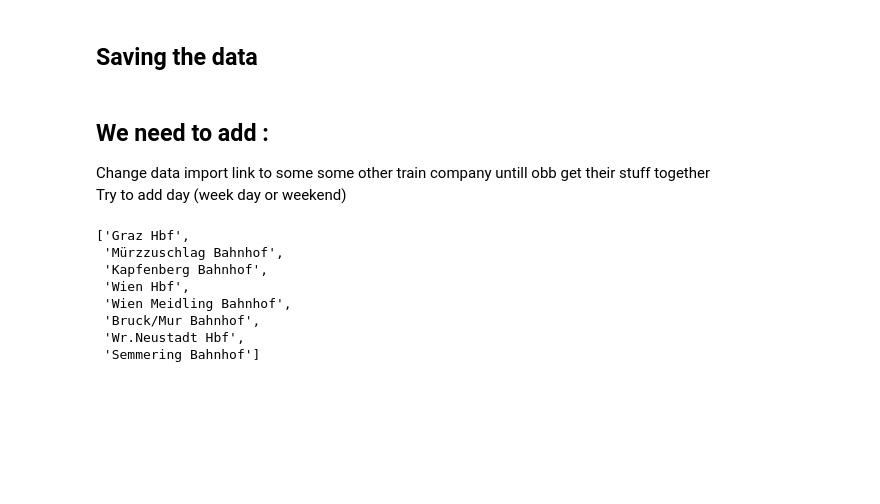
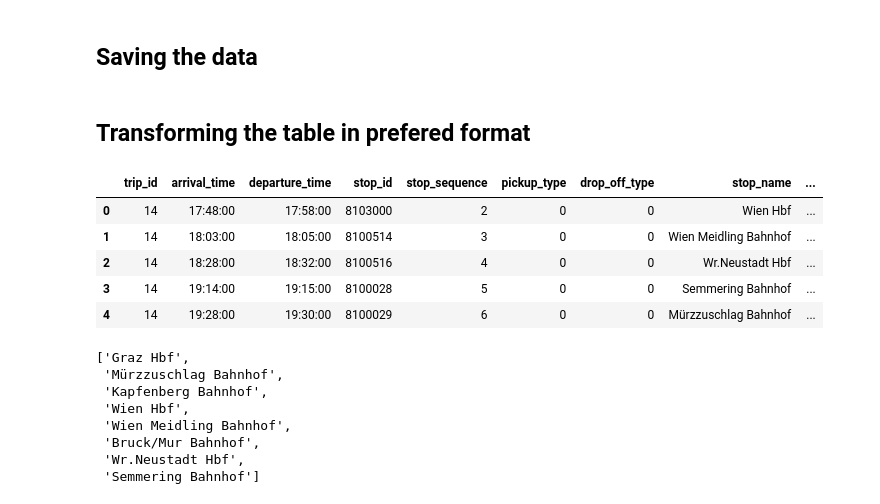
Before and after one commit to SvenCelin/Information-Visualisation, a Jupyter notebook: TryMe.ipynb, the cells around one changed output. Cells and saved outputs as stored; diff of their text form; code cells hidden in the pictures; blank space fills up the shorter version.

```diff
--- a/TryMe.ipynb
+++ b/TryMe.ipynb
@@ -187,12 +211,19 @@ data_clean_route.head(20)
 ## Saving the data
 # %%
 data_clean_route.to_csv((name1 + "-" +  name2 +".csv"), encoding='utf-8', index=False)
-# %% [markdown]
-## We need to add :
-Change data import link to some some other train company untill obb get their stuff together \
-Try to add day (week day or weekend)
+# %% [markdown]
+## Transforming the table in prefered format
 # %%
 transform = pd.read_csv("Graz_Hbf-Wien_Hbf.csv")
+# %%
+transform.head()
+# %% [output]
+|  | trip_id | arrival_time | departure_time | stop_id | stop_sequence | pickup_type | drop_off_type | stop_name | ... |
+| 0 | 14 | 17:48:00 | 17:58:00 | 8103000 | 2 | 0 | 0 | Wien Hbf | ... |
+| 1 | 14 | 18:03:00 | 18:05:00 | 8100514 | 3 | 0 | 0 | Wien Meidling Bahnhof | ... |
+| 2 | 14 | 18:28:00 | 18:32:00 | 8100516 | 4 | 0 | 0 | Wr.Neustadt Hbf | ... |
+| 3 | 14 | 19:14:00 | 19:15:00 | 8100028 | 5 | 0 | 0 | Semmering Bahnhof | ... |
+| 4 | 14 | 19:28:00 | 19:30:00 | 8100029 | 6 | 0 | 0 | Mürzzuschlag Bahnhof | ... |
 # %%
 stop_list = list(data_clean_route.stop_name.value_counts().index)
 # %%
```
Also changed, not shown: parts of 11 cells of this notebook, 3 other files.
